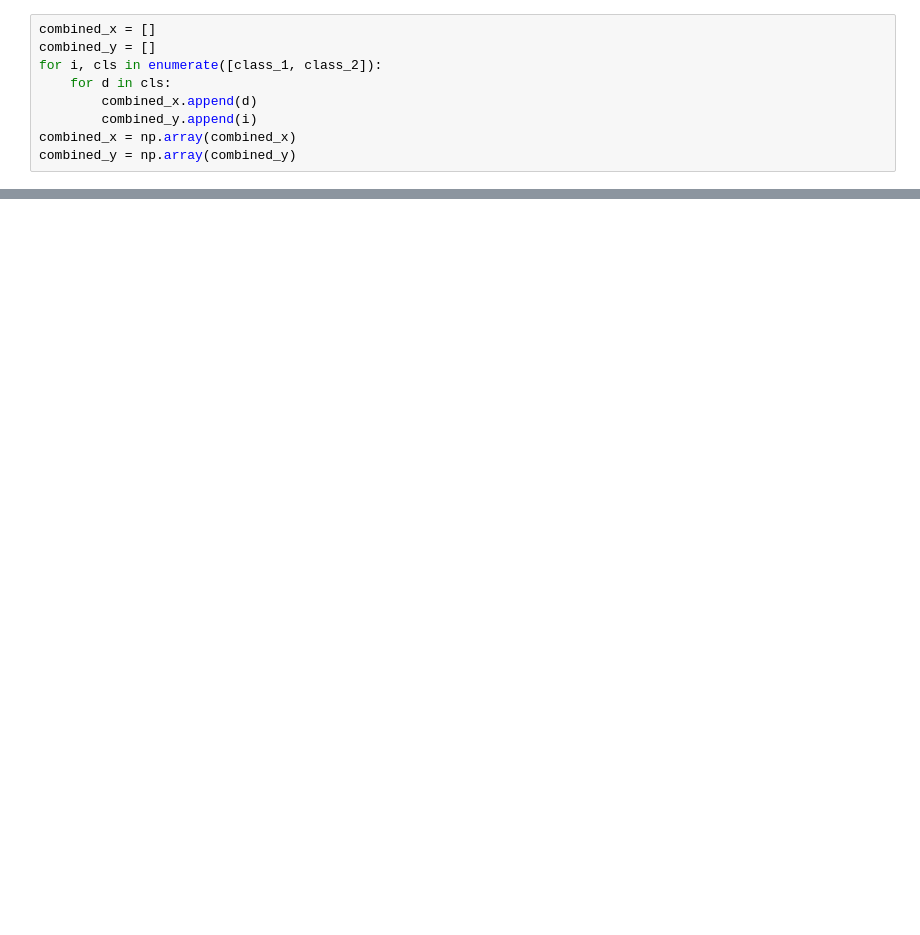
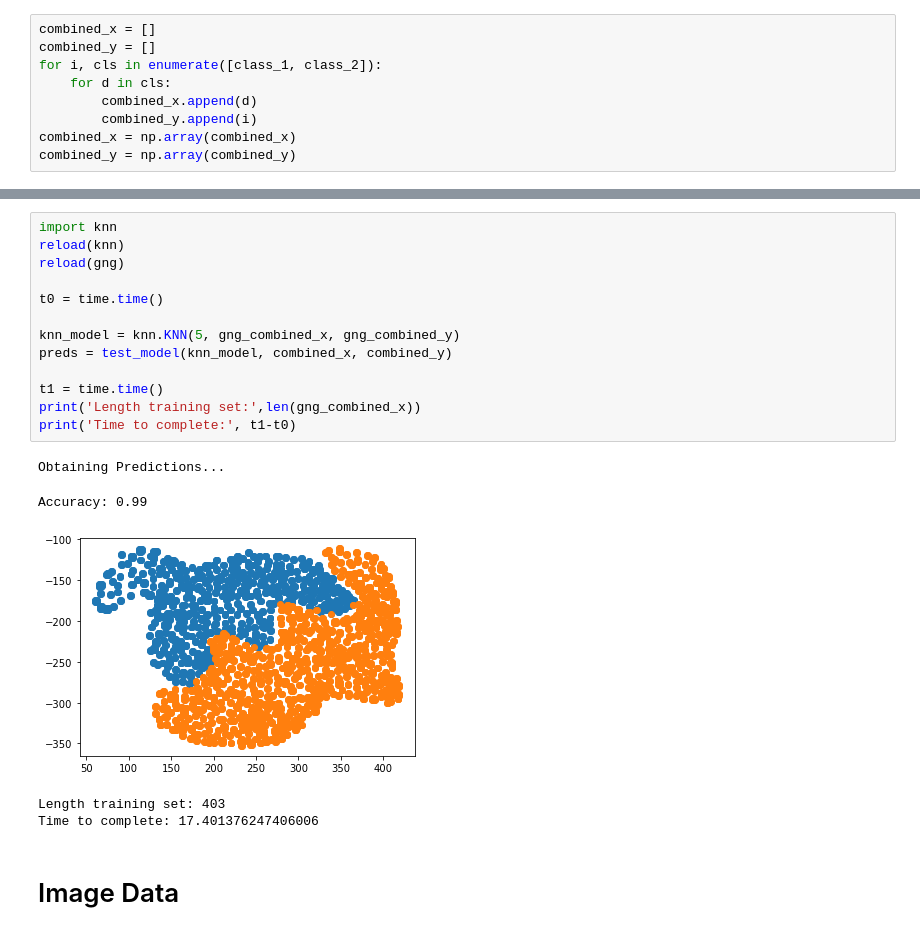
Before and after one commit to jschulz97/8890, a Jupyter notebook: project2/main.ipynb, the cells around one changed output, grey strips where cells are left out. Cells and saved outputs as stored; diff of their text form; blank space fills up the shorter version.

```diff
--- a/project2/main.ipynb
+++ b/project2/main.ipynb
@@ -285,0 +301,21 @@ print('Time to complete:', t1-t0)
+# %%
+import knn
+reload(knn)
+reload(gng)
+
+t0 = time.time()
+
+knn_model = knn.KNN(5, gng_combined_x, gng_combined_y)
+preds = test_model(knn_model, combined_x, combined_y)
+
+t1 = time.time()
+print('Length training set:',len(gng_combined_x))
+print('Time to complete:', t1-t0)
+# %% [output]
+Obtaining Predictions...
+Accuracy: 0.99
+[figure, added]
+Length training set: 403
+Time to complete: 17.401376247406006
+# %% [markdown]
+# Image Data
```
Also changed, not shown: parts of 42 cells of this notebook, 3 other files.
